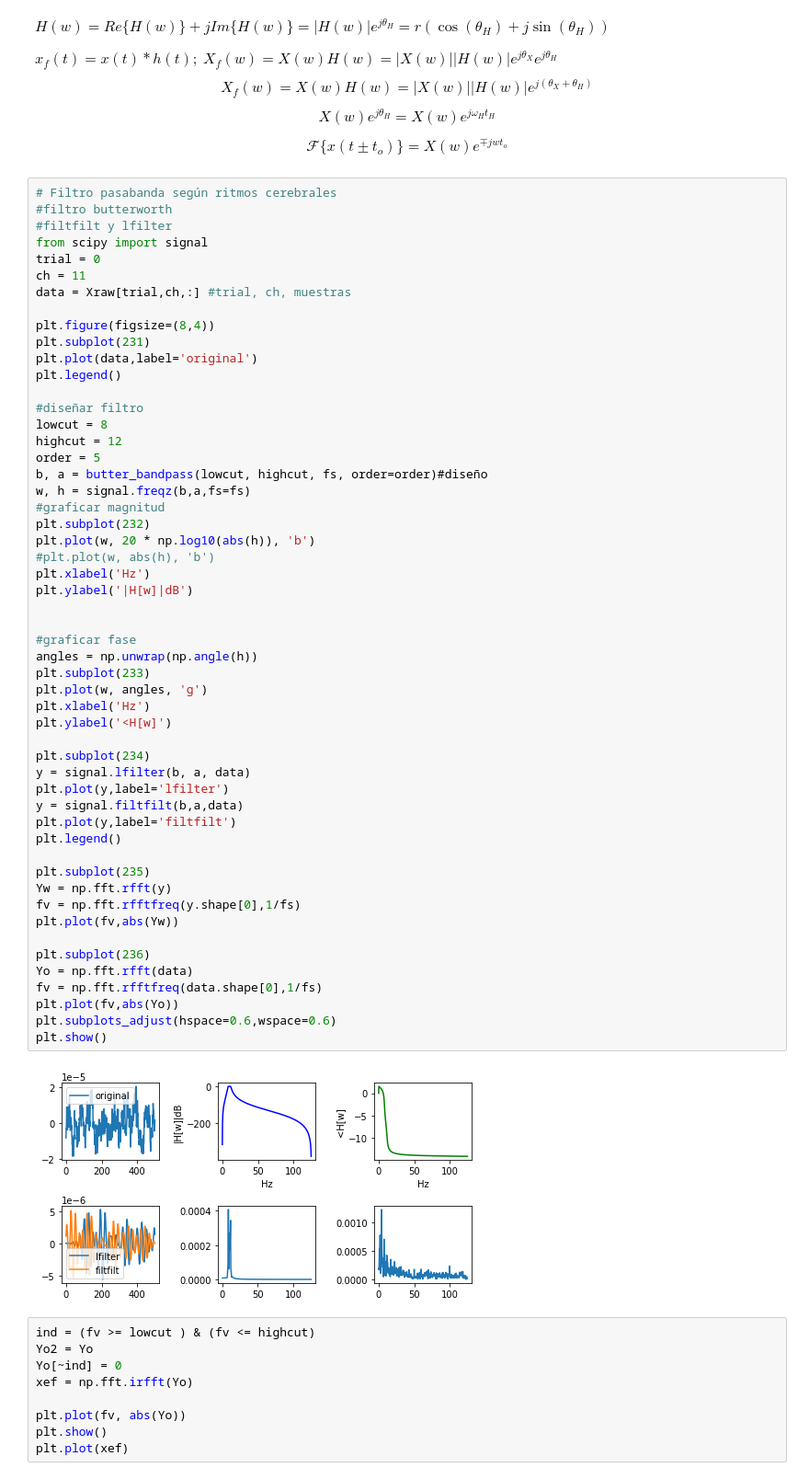
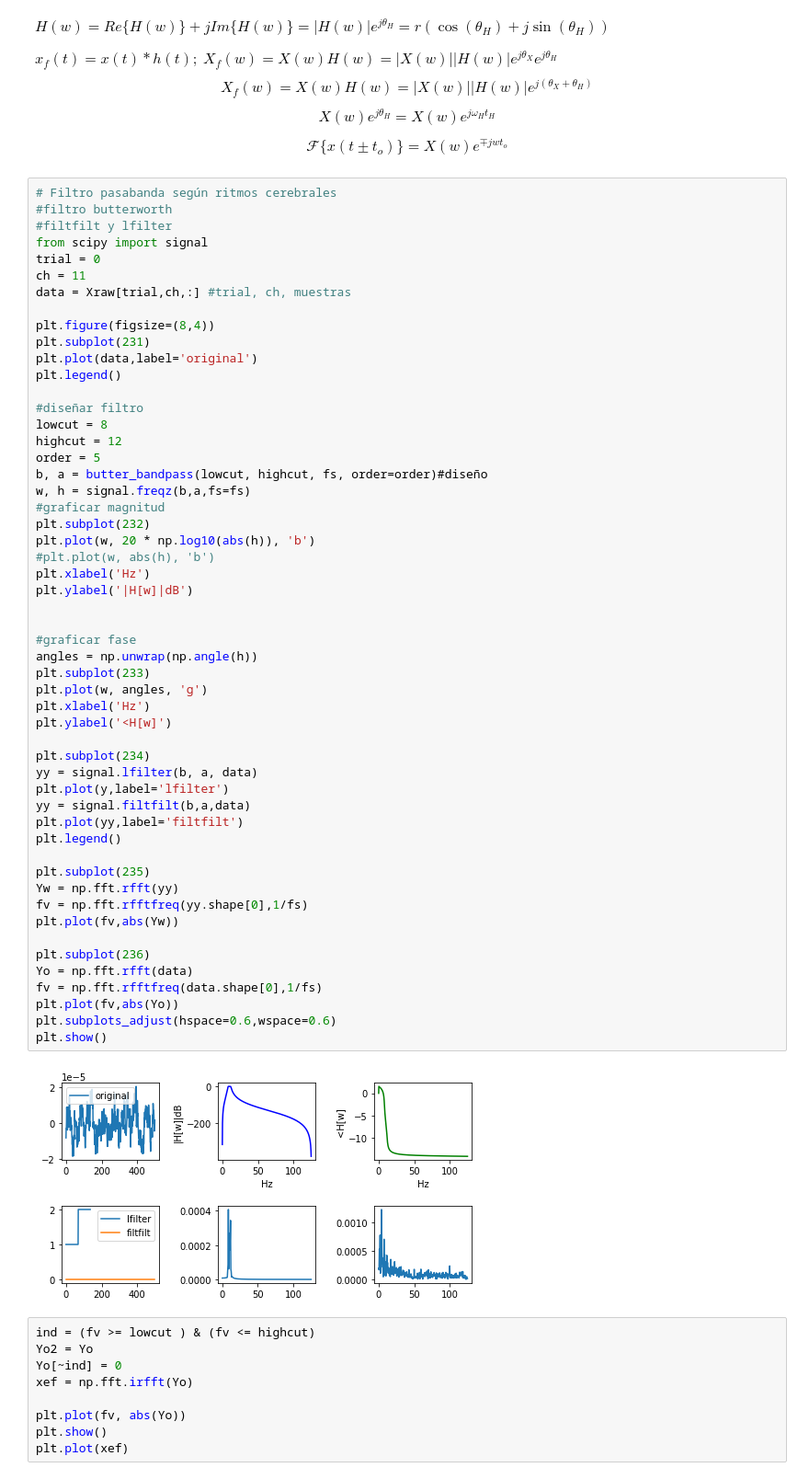
Before and after one commit to amalvarezme/ProcesoDigitalSen, a Jupyter notebook: ProyectoFinalPDS_20201.ipynb, the cells around one changed output. Shown at 92% size. Cells and saved outputs as stored; diff of their text form.

```diff
--- a/ProyectoFinalPDS_20201.ipynb
+++ b/ProyectoFinalPDS_20201.ipynb
@@ -424,39 +420,39 @@ b, a = butter_bandpass(lowcut, highcut, fs, order=order)#diseño
 w, h = signal.freqz(b,a,fs=fs)
 #graficar magnitud
 plt.subplot(232)
 plt.plot(w, 20 * np.log10(abs(h)), 'b')
 #plt.plot(w, abs(h), 'b')
 plt.xlabel('Hz')
 plt.ylabel('|H[w]|dB')
 
 
 #graficar fase
 angles = np.unwrap(np.angle(h))
 plt.subplot(233)
 plt.plot(w, angles, 'g')
 plt.xlabel('Hz')
 plt.ylabel('<H[w]')
 
 plt.subplot(234)
-y = signal.lfilter(b, a, data)
+yy = signal.lfilter(b, a, data)
 plt.plot(y,label='lfilter')
-y = signal.filtfilt(b,a,data)
-plt.plot(y,label='filtfilt')
+yy = signal.filtfilt(b,a,data)
+plt.plot(yy,label='filtfilt')
 plt.legend()
 
 plt.subplot(235)
-Yw = np.fft.rfft(y)
-fv = np.fft.rfftfreq(y.shape[0],1/fs)
+Yw = np.fft.rfft(yy)
+fv = np.fft.rfftfreq(yy.shape[0],1/fs)
 plt.plot(fv,abs(Yw))
 
 plt.subplot(236)
 Yo = np.fft.rfft(data)
 fv = np.fft.rfftfreq(data.shape[0],1/fs)
 plt.plot(fv,abs(Yo))
 plt.subplots_adjust(hspace=0.6,wspace=0.6)
 plt.show()
 # %% [output]
-[figure, old version]
+[figure, new version]
 # %%
 ind = (fv >= lowcut ) & (fv <= highcut)
 Yo2 = Yo
```
Also changed, not shown: parts of 7 cells of this notebook.
